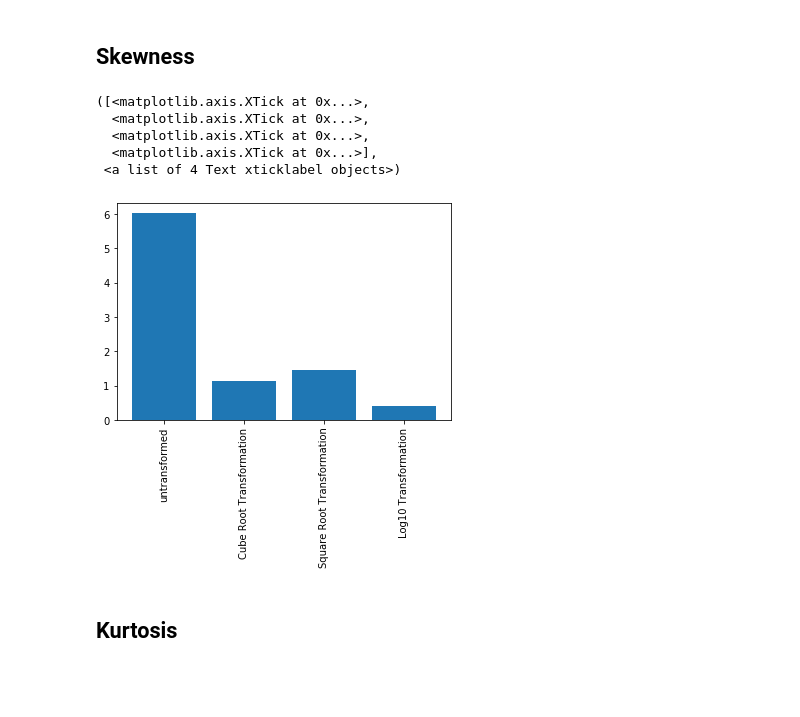
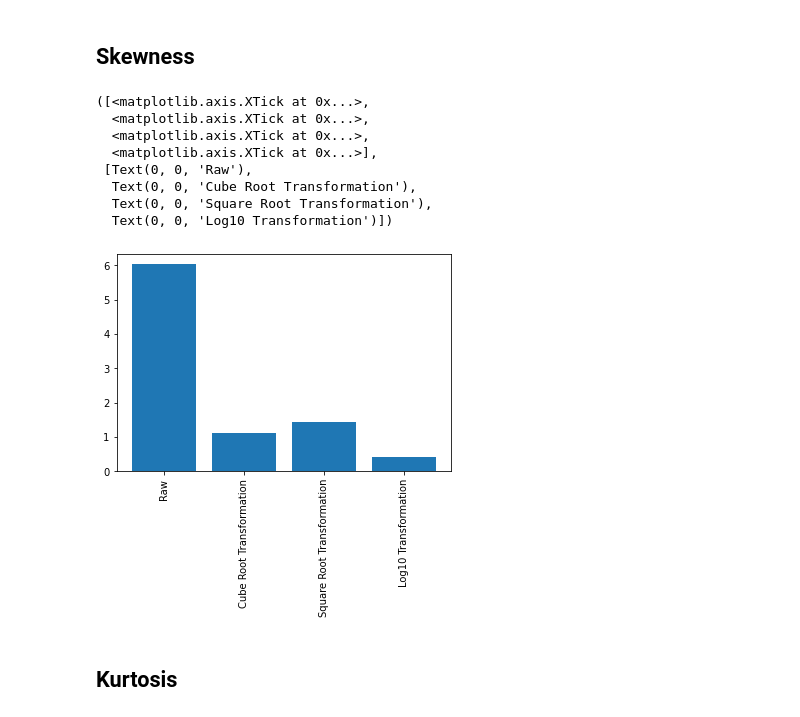
Before and after one commit to hpi-sam/rl-4-self-repair, a Jupyter notebook: data_analysis/data_transformation_analysis.ipynb, the cells around one changed output. Drawn from its saved outputs; the diff is of its cells as text; code cells hidden in the pictures; blank space fills up the shorter version.

```diff
--- a/data_analysis/data_transformation_analysis.ipynb
+++ b/data_analysis/data_transformation_analysis.ipynb
@@ -51,23 +51,26 @@ plt.show()
 # %% [markdown]
 ## Skewness
 # %%
-un_skew = dh.data['untransformed'].skew()
+un_skew = dh.data['raw'].skew()
 cub_skew = data_cube['cube'].skew()
 sqt_skw = data_sqt['sqt'].skew()
 log_skw = data_log10['log10'].skew()
 
-labels = ['untransformed', 'Cube Root Transformation', 'Square Root Transformation', 'Log10 Transformation']
+labels = ['Raw', 'Cube Root Transformation', 'Square Root Transformation', 'Log10 Transformation']
 xticks = range(len(labels))
 
 plt.bar(xticks, [un_skew, cub_skew, sqt_skw, log_skw])
 plt.xticks(xticks, labels, rotation='vertical')
 # %% [output]
 ([<matplotlib.axis.XTick at 0x...>,
   <matplotlib.axis.XTick at 0x...>,
   <matplotlib.axis.XTick at 0x...>,
   <matplotlib.axis.XTick at 0x...>],
- <a list of 4 Text xticklabel objects>)
+ [Text(0, 0, 'Raw'),
+  Text(0, 0, 'Cube Root Transformation'),
+  Text(0, 0, 'Square Root Transformation'),
+  Text(0, 0, 'Log10 Transformation')])
-[figure, old version]
+[figure, new version]
 # %% [markdown]
 ## Kurtosis
 # %%
```
Also changed, not shown: parts of 3 cells of this notebook, 7 other files.
